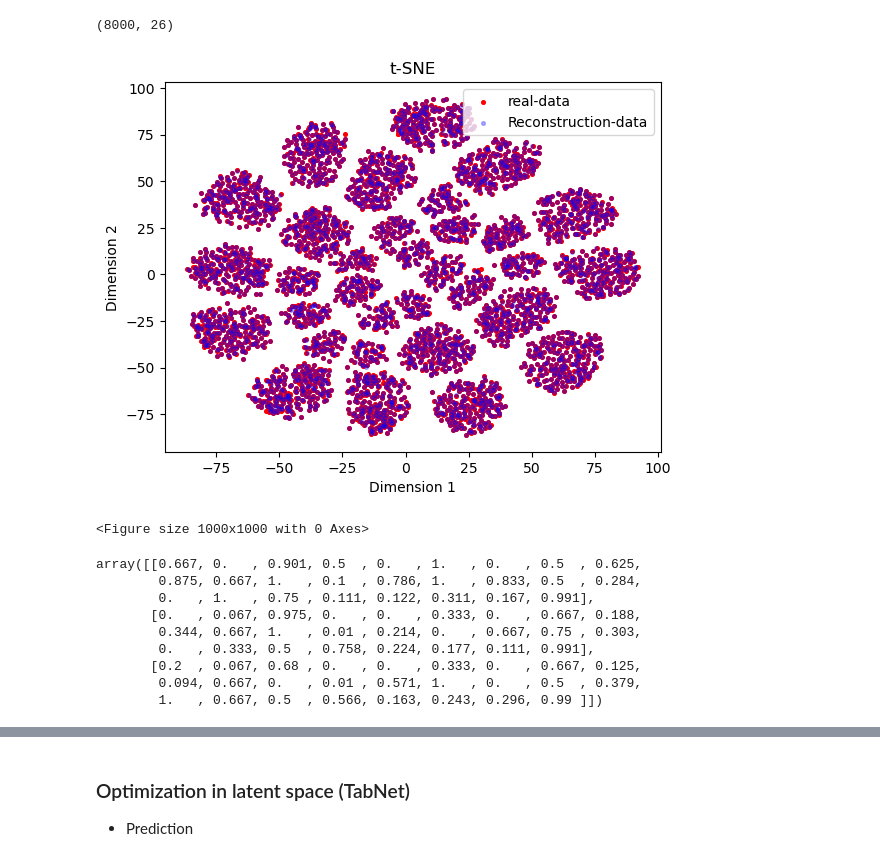
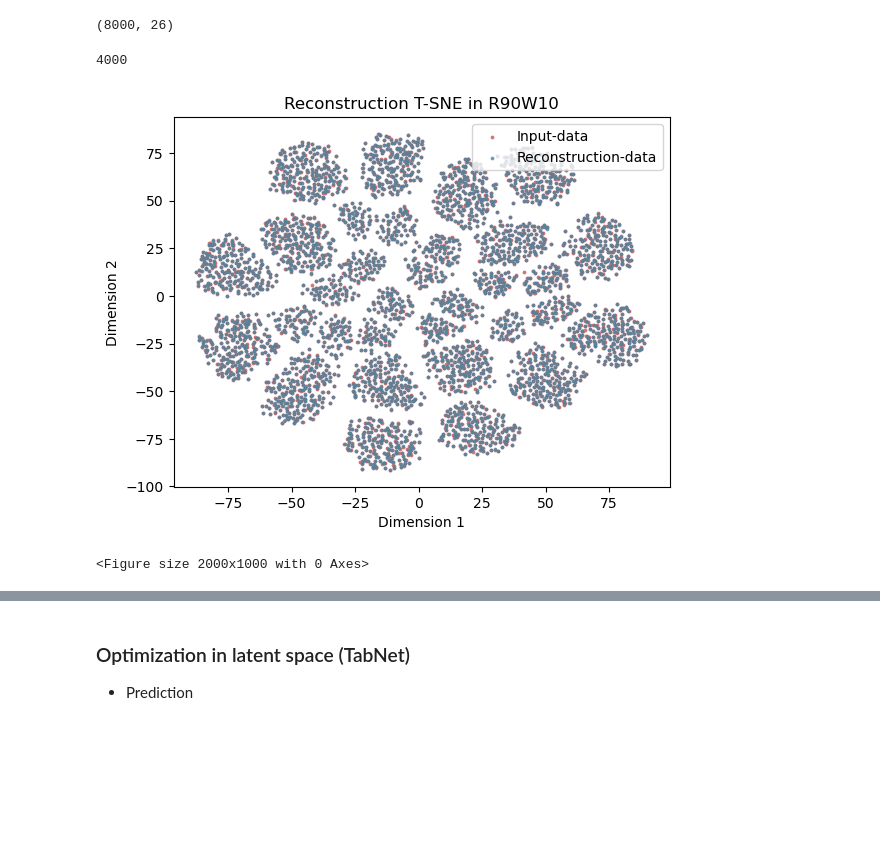
Before and after one commit to addb-swstarlab/DATATune, a Jupyter notebook: TADA_RocksDB_external_wk2.ipynb, the cells around one changed output, grey strips where cells are left out. Saved outputs shown, nothing was run; the diff lists cells and outputs as text; code cells hidden in the pictures; blank space fills up the shorter version.

```diff
--- a/TADA_RocksDB_external_wk2.ipynb
+++ b/TADA_RocksDB_external_wk2.ipynb
@@ -238,7 +213,7 @@ trainloss = []
 validationloss = []
 epoch_list = []
 
-for epoch in range(8000):
+for epoch in range(10000):
   running_loss = 0
   model.train()
 
@@ -304,20 +263,25 @@ all_concat = np.concatenate([label_total_np,recon_total_np] )
 all_concat.shape
 # %% [output]
 (8000, 26)
+# %%
+len(recon_total_np)
+# %% [output]
+4000
 # %%
 from sklearn.manifold import TSNE
-from sklearn.datasets import load_digits
 from sklearn.preprocessing import MinMaxScaler,StandardScaler
+# from sklearn.datasets import load_digit
+import torch
 
 
 n_components = 2
 
-scaler = MinMaxScaler()
-input_array = scaler.fit_transform(inputs_np)
+tsne_model = TSNE(n_components=n_components)
+
+# r2 = tsne_model.fit_transform(torch.tensor(synthetic_data).cpu())
+#scaler = MinMaxScaler()
+#output_array = scaler.fit_transform(outputs_np)
+r3 = tsne_model.fit_transform(all_concat)
 
 
-tsne_model = TSNE(n_components=n_components)
-
-r = tsne_model.fit_transform(all_concat)
-
 # print(tsne_model.fit_transform(input_array))
@@ -342,31 +288,21 @@ r2 = tsne_model.fit_transform(recon_total_np)
 # %%
 import matplotlib.pyplot as plt
 
 # t-SNE 결과 시각화
-plt.scatter(r[:4000, 0], r[:4000, 1], s=7, color='red',  label='real-data')
-plt.scatter(r[4000:, 0], r[4000:, 1], s=7, alpha=0.3, color='blue', label='Reconstruction-data')
+# plt.scatter(r3[:4000, 0], r3[:4000, 1], s=3, color='#ED7D31',  label='Input-data')
+# plt.scatter(r3[4000:, 0], r3[4000:, 1], s=3, color='#8E7AB5', alpha=0.7,marker='*' ,label='Reconstruction-data')
 
-plt.title('t-SNE')
+plt.scatter(r3[:4000, 0], r3[:4000, 1], s=3, color='#D37676',  label='Input-data')
+plt.scatter(r3[4000:, 0], r3[4000:, 1], s=3, color='#51829B', alpha=0.7, label='Reconstruction-data')
+
+plt.title('Reconstruction T-SNE in R90W10')
 plt.xlabel('Dimension 1')
 plt.ylabel('Dimension 2')
 
 
 plt.legend(loc='upper right')
-plt.figure(figsize=(10,10))
+plt.figure(figsize=(20,10))
 plt.show()
 # %% [output]
-[figure, old version]
+[figure, new version]
-<Figure size 1000x1000 with 0 Axes>
+<Figure size 2000x1000 with 0 Axes>
-# %%
-label_total_np[:3]
-np.round(label_total_np[:3], 3)
-# %% [output]
-array([[0.667, 0.   , 0.901, 0.5  , 0.   , 1.   , 0.   , 0.5  , 0.625,
-        0.875, 0.667, 1.   , 0.1  , 0.786, 1.   , 0.833, 0.5  , 0.284,
-        0.   , 1.   , 0.75 , 0.111, 0.122, 0.311, 0.167, 0.991],
-       [0.   , 0.067, 0.975, 0.   , 0.   , 0.333, 0.   , 0.667, 0.188,
-        0.344, 0.667, 1.   , 0.01 , 0.214, 0.   , 0.667, 0.75 , 0.303,
-        0.   , 0.333, 0.5  , 0.758, 0.224, 0.177, 0.111, 0.991],
-       [0.2  , 0.067, 0.68 , 0.   , 0.   , 0.333, 0.   , 0.667, 0.125,
-        0.094, 0.667, 0.   , 0.01 , 0.571, 1.   , 0.   , 0.5  , 0.379,
-        1.   , 0.667, 0.5  , 0.566, 0.163, 0.243, 0.296, 0.99 ]])
```
Also changed, not shown: parts of 48 cells of this notebook.
